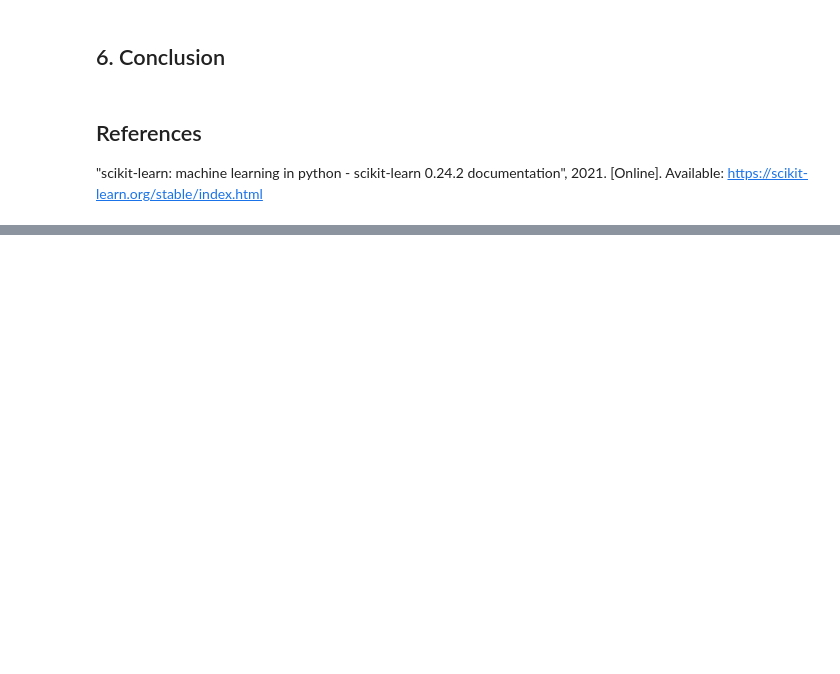
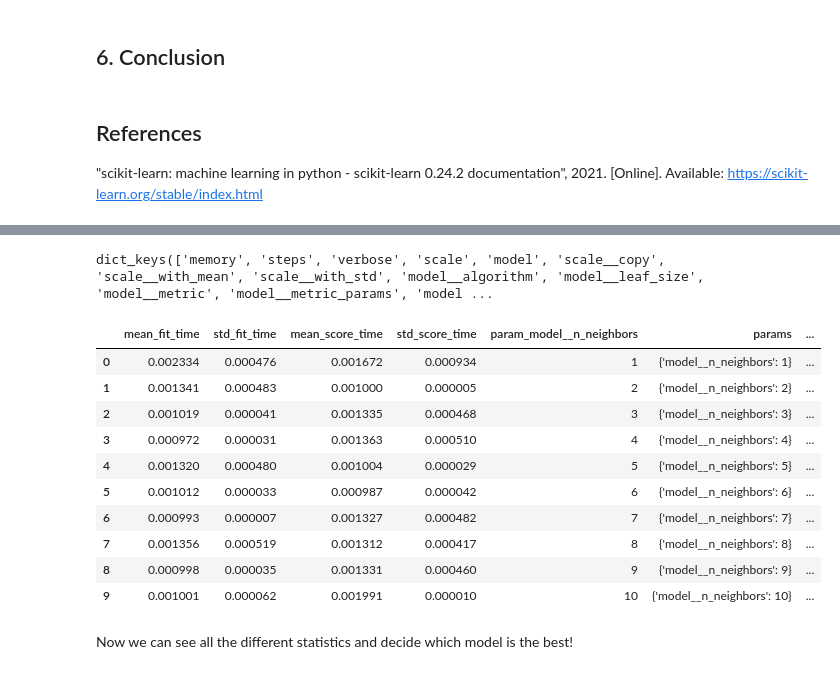
Before and after one commit to vukasm/MachineLearning-Statistics, a Jupyter notebook: Scikit-Learn.ipynb, the cells around one changed output, grey strips where cells are left out. Cells and saved outputs as stored; diff of their text form; code cells hidden in the pictures; blank space fills up the shorter version.

```diff
--- a/Scikit-Learn.ipynb
+++ b/Scikit-Learn.ipynb
@@ -20,0 +271,26 @@ This notebook contains a demonstrations and visualisations of my three favorite
+# %%
+mod5=GridSearchCV(estimator=pipe4,param_grid={'model__n_neighbors':[1,2,3,4,5,6,7,8,9,10]},cv=3)
+# par_grid are all parameters we want to go through/tweek
+# i want to change the parameter number of neighbors and check the model for all 10 options of numbers of neighbors
+# i also want to cross validate and set the cv parameter to 3
+# %%
+pipe4.get_params().keys()
+# %% [output]
+dict_keys(['memory', 'steps', 'verbose', 'scale', 'model', 'scale__copy', 'scale__with_mean', 'scale__with_std', 'model__algorithm', 'model__leaf_size', 'model__metric', 'model__metric_params', 'model ...
+# %%
+mod5.fit(X,y);
+pd.DataFrame(mod5.cv_results_) #put this in tha pandas dataframe for a nice overview
+# %% [output]
+|  | mean_fit_time | std_fit_time | mean_score_time | std_score_time | param_model__n_neighbors | params | ... |
+| 0 | 0.002334 | 0.000476 | 0.001672 | 0.000934 | 1 | {'model__n_neighbors': 1} | ... |
+| 1 | 0.001341 | 0.000483 | 0.001000 | 0.000005 | 2 | {'model__n_neighbors': 2} | ... |
+| 2 | 0.001019 | 0.000041 | 0.001335 | 0.000468 | 3 | {'model__n_neighbors': 3} | ... |
+| 3 | 0.000972 | 0.000031 | 0.001363 | 0.000510 | 4 | {'model__n_neighbors': 4} | ... |
+| 4 | 0.001320 | 0.000480 | 0.001004 | 0.000029 | 5 | {'model__n_neighbors': 5} | ... |
+| 5 | 0.001012 | 0.000033 | 0.000987 | 0.000042 | 6 | {'model__n_neighbors': 6} | ... |
+| 6 | 0.000993 | 0.000007 | 0.001327 | 0.000482 | 7 | {'model__n_neighbors': 7} | ... |
+| 7 | 0.001356 | 0.000519 | 0.001312 | 0.000417 | 8 | {'model__n_neighbors': 8} | ... |
+| 8 | 0.000998 | 0.000035 | 0.001331 | 0.000460 | 9 | {'model__n_neighbors': 9} | ... |
+| 9 | 0.001001 | 0.000062 | 0.001991 | 0.000010 | 10 | {'model__n_neighbors': 10} | ... |
+# %% [markdown]
+Now we can see all the different statistics and decide which model is the best!
```
Also changed, not shown: parts of 49 cells of this notebook, 1 other file.
